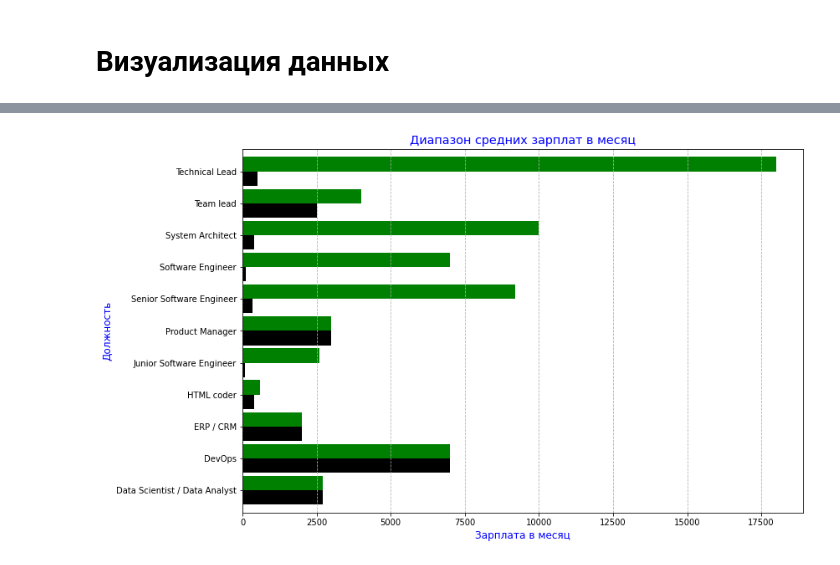
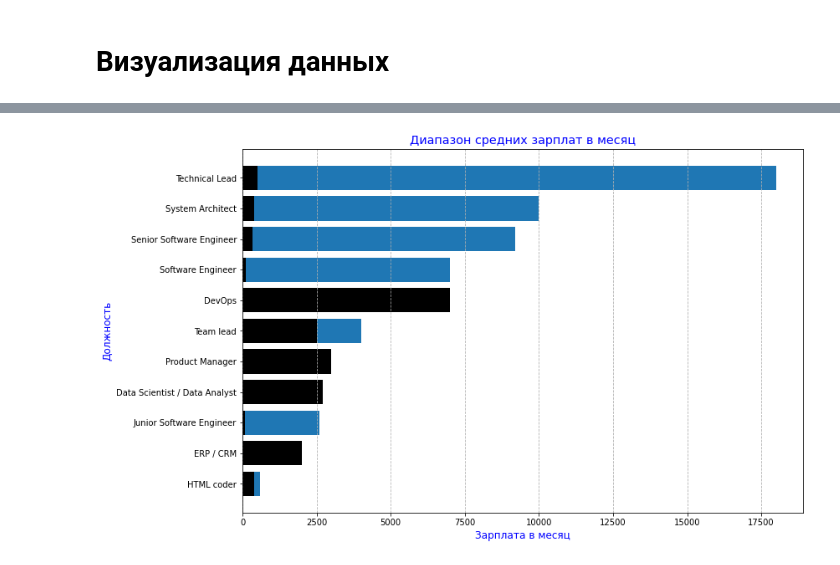
Before and after one commit to PavelStelmakhV/hw303-data-visualization, a Jupyter notebook: Hw2.2.ipynb, the cells around one changed output, grey strips where cells are left out. Saved outputs shown, nothing was run; the diff lists cells and outputs as text; code cells hidden in the pictures.

```diff
--- a/Hw2.2.ipynb
+++ b/Hw2.2.ipynb
@@ -192,3 +192,4 @@ Mounted at /content/drive
 # Визуализация данных
 # %%
 import matplotlib.pyplot as plt
+df_salary = new_df.sort_values('max').copy()
@@ -211,11 +236,19 @@ new_df
 # %%
-ax = new_df.plot.barh(color={"min": "black", "max": "green"}, figsize=(12, 8), legend=False, width=0.9)
+%matplotlib inline
+fig, ax = plt.subplots(figsize=(12, 8))
+ax.barh(df_salary.index, df_salary['max'])
+ax.barh(df_salary.index, df_salary['min'], color='black')
+
+# ax = new_df.plot.barh(stacked=False, color={"min": "black", "max": "green"}, figsize=(12, 8), legend=False, width = 0.5)
+# ax.set_facecolor('seashell')
+# ax.bar_label(ax.containers [ 0 ])
+# ax.bar_label(ax.containers [ 1 ])
 plt.title('Диапазон средних зарплат в месяц', color = 'blue', fontsize = 'x-large')
 plt.xlabel('Зарплата в месяц', color = 'blue', fontsize = 'large')
 plt.ylabel('Должность', color = 'blue', fontsize = 'large')
 plt.grid(ls = '--', axis = 'x')
 # %% [output]
-[figure, old version]
+[figure, new version]
 # %%
 
 labels = [
```
Also changed, not shown: parts of 6 cells of this notebook.
